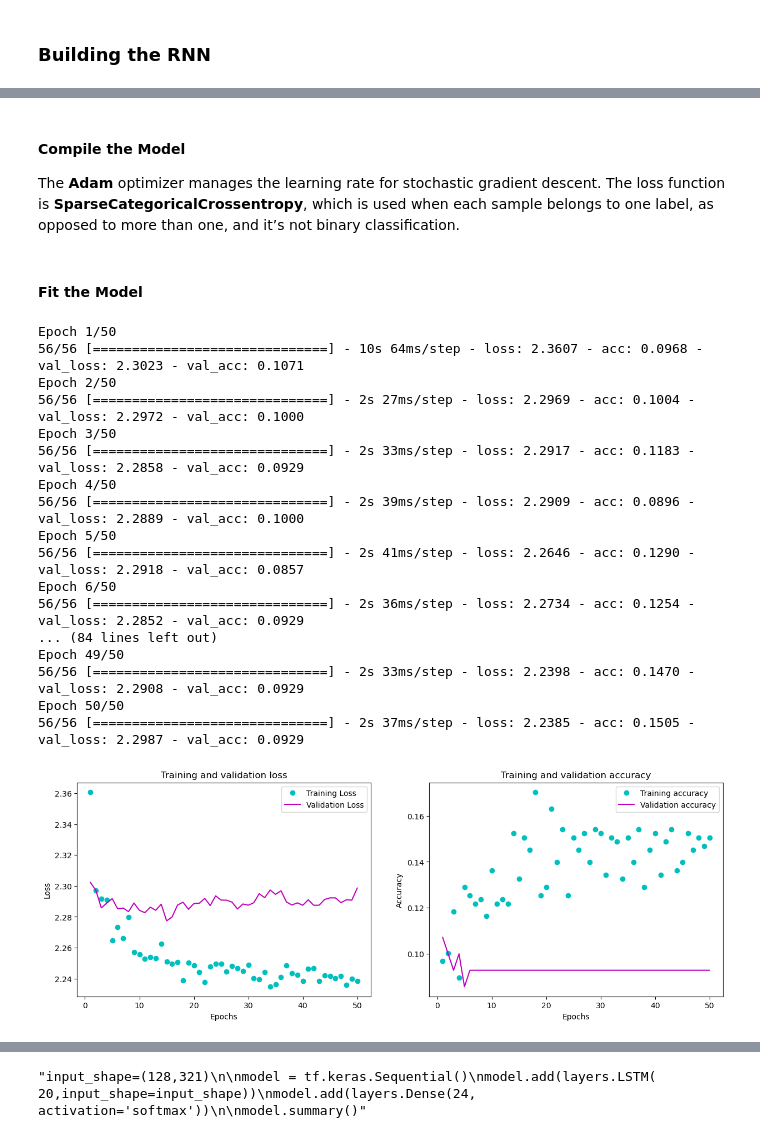
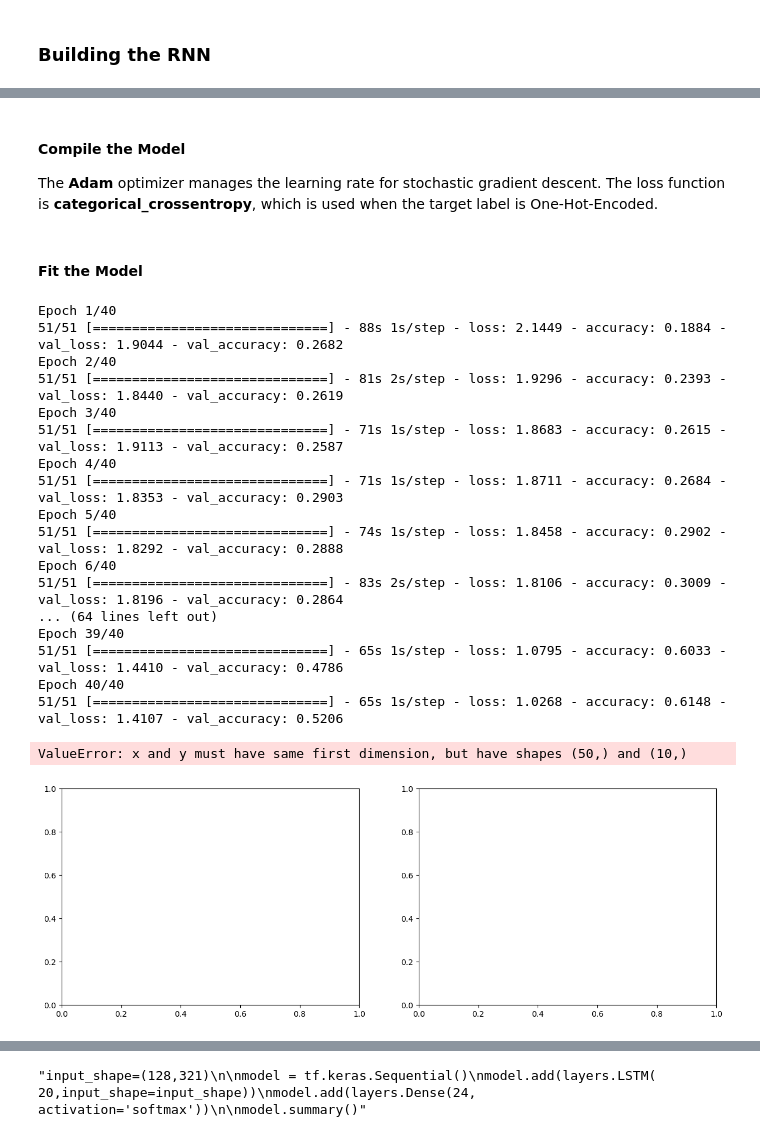
Before and after one commit to ToniCardosooo/ML2-Project, a Jupyter notebook: rnn.ipynb, the cells around one changed output, grey strips where cells are left out. Cells and saved outputs as stored; diff of their text form; code cells hidden in the pictures.

Commit message:
model

```diff
--- a/rnn.ipynb
+++ b/rnn.ipynb
@@ -208,0 +278,27 @@ NotImplementedError: Cannot convert a symbolic Tensor (lstm_2/strided_slice:0) t
+# %%
+input_shape = (173, 13)# shape of X_train
+
+model = keras.Sequential()
+
+# 2 LSTM layers
+model.add(layers.LSTM(128, input_shape = input_shape, return_sequences = True))
+model.add(layers.LSTM(128, return_sequences = True))
+model.add(layers.LSTM(128, return_sequences = True))
+model.add(layers.Dropout(0.3))
+model.add(layers.TimeDistributed(layers.Dense(64, activation = 'relu')))
+model.add(layers.TimeDistributed(layers.Dense(32, activation = 'relu')))
+model.add(layers.TimeDistributed(layers.Dense(16, activation = 'relu')))
+model.add(layers.TimeDistributed(layers.Dense(8, activation = 'relu')))
+model.add(layers.Flatten())
+model.add(layers.Dense(10, activation = 'softmax'))
+
+
+'''# Dense layer
+model.add(layers.Dense(256, activation = 'relu'))
+# Dropout layer
+model.add(layers.Dropout(0.3))
+
+# output layer
+model.add(layers.Dense(10, activation = 'softmax'))'''
+
+model.summary()
@@ -209,56 +323,57 @@ NotImplementedError: Cannot convert a symbolic Tensor (lstm_2/strided_slice:0) t
 # %% [markdown]
 #### Compile the Model
 
-The **Adam** optimizer manages the learning rate for stochastic gradient descent. The loss function is **SparseCategoricalCrossentropy**, which is used when each sample belongs to one label, as opposed to more than one, and it’s not binary classification.
+The **Adam** optimizer manages the learning rate for stochastic gradient descent. The loss function is **categorical_crossentropy**, which is used when the target label is One-Hot-Encoded.
-# %%
-model.compile(optimizer = 'adam', loss = 'SparseCategoricalCrossentropy', metrics=['acc'])
+# %%
+optimizer = keras.optimizers.Adam(learning_rate = 0.001)
+model.compile(optimizer = optimizer, loss = 'categorical_crossentropy', metrics=['accuracy'])
 # %% [markdown]
 #### Fit the Model
 # %%
-a = model.fit(X_train, y_train, epochs = 50, batch_size = 10, validation_data = (X_val, y_val), shuffle = False)
+a = model.fit(X_train, y_train, epochs = 40, batch_size = 100, validation_data = (X_val, y_val), shuffle = False)
 # %% [output]
-Epoch 1/50
-56/56 [==============================] - 10s 64ms/step - loss: 2.3607 - acc: 0.0968 - val_loss: 2.3023 - val_acc: 0.1071
-Epoch 2/50
-56/56 [==============================] - 2s 27ms/step - loss: 2.2969 - acc: 0.1004 - val_loss: 2.2972 - val_acc: 0.1000
-Epoch 3/50
-56/56 [==============================] - 2s 33ms/step - loss: 2.2917 - acc: 0.1183 - val_loss: 2.2858 - val_acc: 0.0929
-Epoch 4/50
-56/56 [==============================] - 2s 39ms/step - loss: 2.2909 - acc: 0.0896 - val_loss: 2.2889 - val_acc: 0.1000
-Epoch 5/50
-56/56 [==============================] - 2s 41ms/step - loss: 2.2646 - acc: 0.1290 - val_loss: 2.2918 - val_acc: 0.0857
-Epoch 6/50
-56/56 [==============================] - 2s 36ms/step - loss: 2.2734 - acc: 0.1254 - val_loss: 2.2852 - val_acc: 0.0929
-... (84 lines left out)
-Epoch 49/50
-56/56 [==============================] - 2s 33ms/step - loss: 2.2398 - acc: 0.1470 - val_loss: 2.2908 - val_acc: 0.0929
-Epoch 50/50
-56/56 [==============================] - 2s 37ms/step - loss: 2.2385 - acc: 0.1505 - val_loss: 2.2987 - val_acc: 0.0929
+Epoch 1/40
+51/51 [==============================] - 88s 1s/step - loss: 2.1449 - accuracy: 0.1884 - val_loss: 1.9044 - val_accuracy: 0.2682
+Epoch 2/40
+51/51 [==============================] - 81s 2s/step - loss: 1.9296 - accuracy: 0.2393 - val_loss: 1.8440 - val_accuracy: 0.2619
+Epoch 3/40
+51/51 [==============================] - 71s 1s/step - loss: 1.8683 - accuracy: 0.2615 - val_loss: 1.9113 - val_accuracy: 0.2587
+Epoch 4/40
+51/51 [==============================] - 71s 1s/step - loss: 1.8711 - accuracy: 0.2684 - val_loss: 1.8353 - val_accuracy: 0.2903
+Epoch 5/40
+51/51 [==============================] - 74s 1s/step - loss: 1.8458 - accuracy: 0.2902 - val_loss: 1.8292 - val_accuracy: 0.2888
+Epoch 6/40
+51/51 [==============================] - 83s 2s/step - loss: 1.8106 - accuracy: 0.3009 - val_loss: 1.8196 - val_accuracy: 0.2864
+... (64 lines left out)
+Epoch 39/40
+51/51 [==============================] - 65s 1s/step - loss: 1.0795 - accuracy: 0.6033 - val_loss: 1.4410 - val_accuracy: 0.4786
+Epoch 40/40
+51/51 [==============================] - 65s 1s/step - loss: 1.0268 - accuracy: 0.6148 - val_loss: 1.4107 - val_accuracy: 0.5206
 # %%
 #Adapted from Deep Learning with Python by Francois Chollet, 2018
 history_dict = a.history
 
 loss_values=history_dict['loss']
-acc_values=history_dict['acc']
+acc_values=history_dict['accuracy']
 val_loss_values = history_dict['val_loss']
-val_acc_values=history_dict['val_acc']
+
 epochs = range(1,51)
 fig,(ax1,ax2)=plt.subplots(1,2,figsize=(15,5))
 ax1.plot(epochs,loss_values,'co',label='Training Loss')
 ax1.plot(epochs,val_loss_values,'m', label='Validation Loss')
 ax1.set_title('Training and validation loss')
 ax1.set_xlabel('Epochs')
 ax1.set_ylabel('Loss')
 ax1.legend()
 ax2.plot(epochs,acc_values,'co', label='Training accuracy')
-ax2.plot(epochs,val_acc_values,'m',label='Validation accuracy')
 ax2.set_title('Training and validation accuracy')
 ax2.set_xlabel('Epochs')
 ax2.set_ylabel('Accuracy')
 ax2.legend()
 plt.show()
 # %% [output]
+ValueError: x and y must have same first dimension, but have shapes (50,) and (10,)
-[figure, old version]
+[figure, new version]
 # %%
 TrainLoss, Trainacc = model.evaluate(X_train,y_train)
 TestLoss, Testacc = model.evaluate(X_test, y_test)
```
Also changed, not shown: parts of 47 cells of this notebook.
